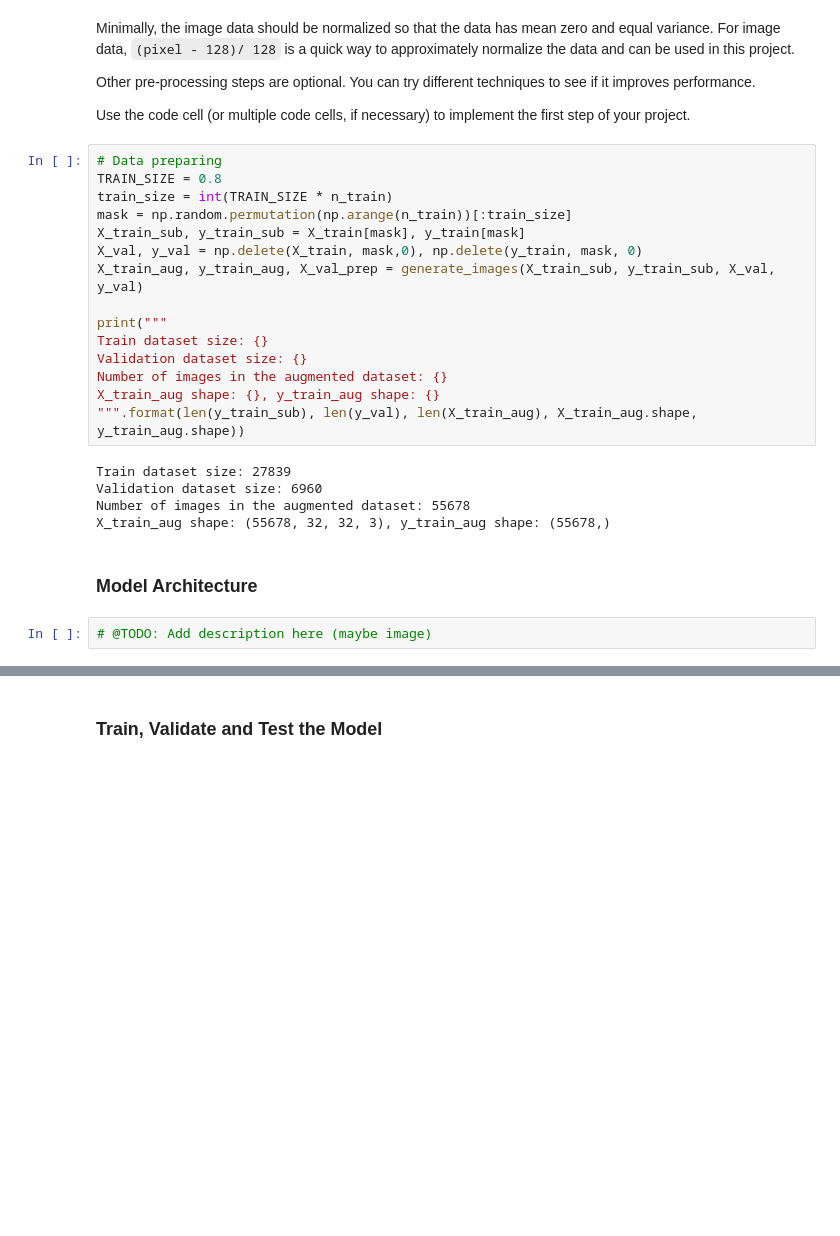
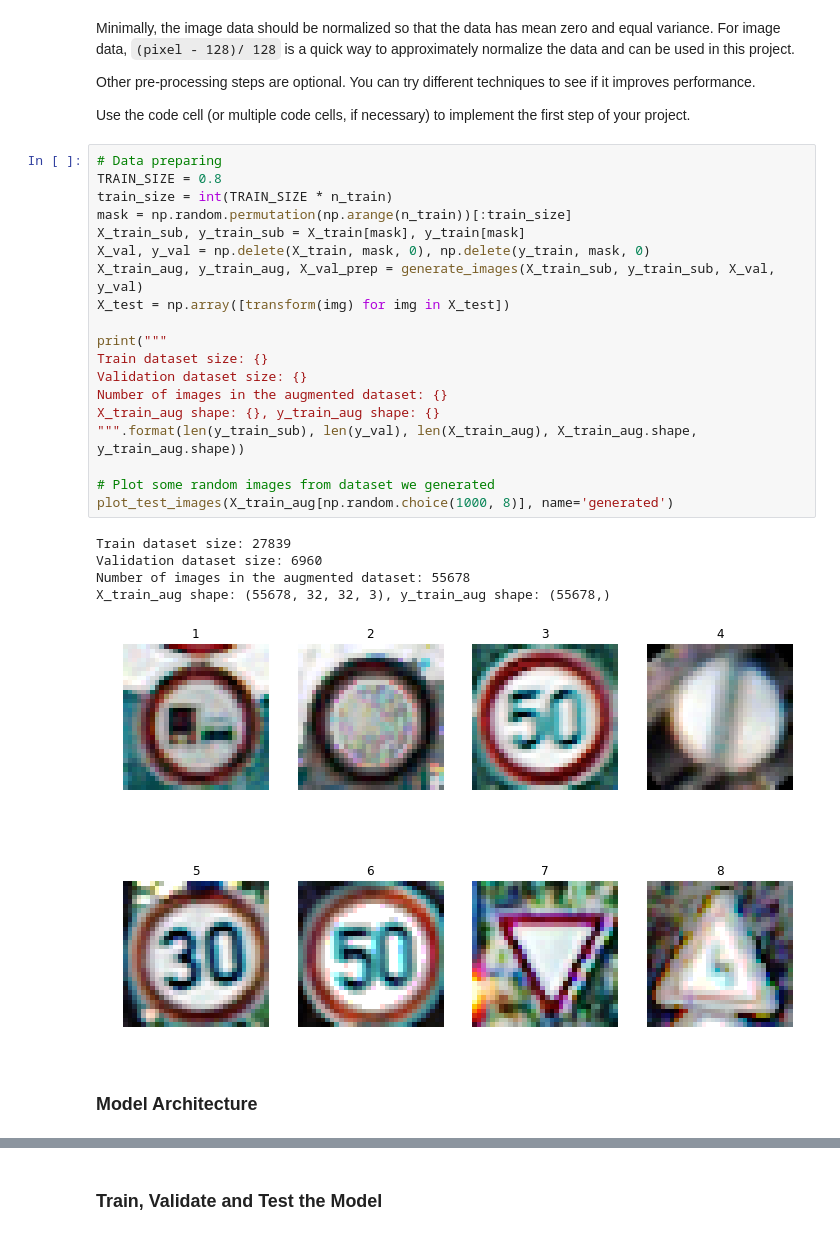
Before and after one commit to udacity/CarND-Traffic-Sign-Classifier-Project, a Jupyter notebook: Traffic_Sign_Classifier.ipynb, the cells around one changed output, grey strips where cells are left out. Saved outputs shown, nothing was run; the diff lists cells and outputs as text; blank space fills up the shorter version.

```diff
--- a/Traffic_Sign_Classifier.ipynb
+++ b/Traffic_Sign_Classifier.ipynb
@@ -132,24 +137,27 @@ Use the code cell (or multiple code cells, if necessary) to implement the first
 # %%
 # Data preparing
 TRAIN_SIZE = 0.8
 train_size = int(TRAIN_SIZE * n_train)
 mask = np.random.permutation(np.arange(n_train))[:train_size]
 X_train_sub, y_train_sub = X_train[mask], y_train[mask]
-X_val, y_val = np.delete(X_train, mask,0), np.delete(y_train, mask, 0)
+X_val, y_val = np.delete(X_train, mask, 0), np.delete(y_train, mask, 0)
 X_train_aug, y_train_aug, X_val_prep = generate_images(X_train_sub, y_train_sub, X_val, y_val)
+X_test = np.array([transform(img) for img in X_test])
 
 print("""
 Train dataset size: {}
 Validation dataset size: {}
 Number of images in the augmented dataset: {}
 X_train_aug shape: {}, y_train_aug shape: {}
 """.format(len(y_train_sub), len(y_val), len(X_train_aug), X_train_aug.shape, y_train_aug.shape))
+
+# Plot some random images from dataset we generated
+plot_test_images(X_train_aug[np.random.choice(1000, 8)], name='generated')
 # %% [output]
 Train dataset size: 27839
 Validation dataset size: 6960
 Number of images in the augmented dataset: 55678
 X_train_aug shape: (55678, 32, 32, 3), y_train_aug shape: (55678,)
+[figure, added]
 # %% [markdown]
 ### Model Architecture
-# %%
-# @TODO: Add description here (maybe image)
```
Also changed, not shown: parts of 15 cells of this notebook, 22 other files.
